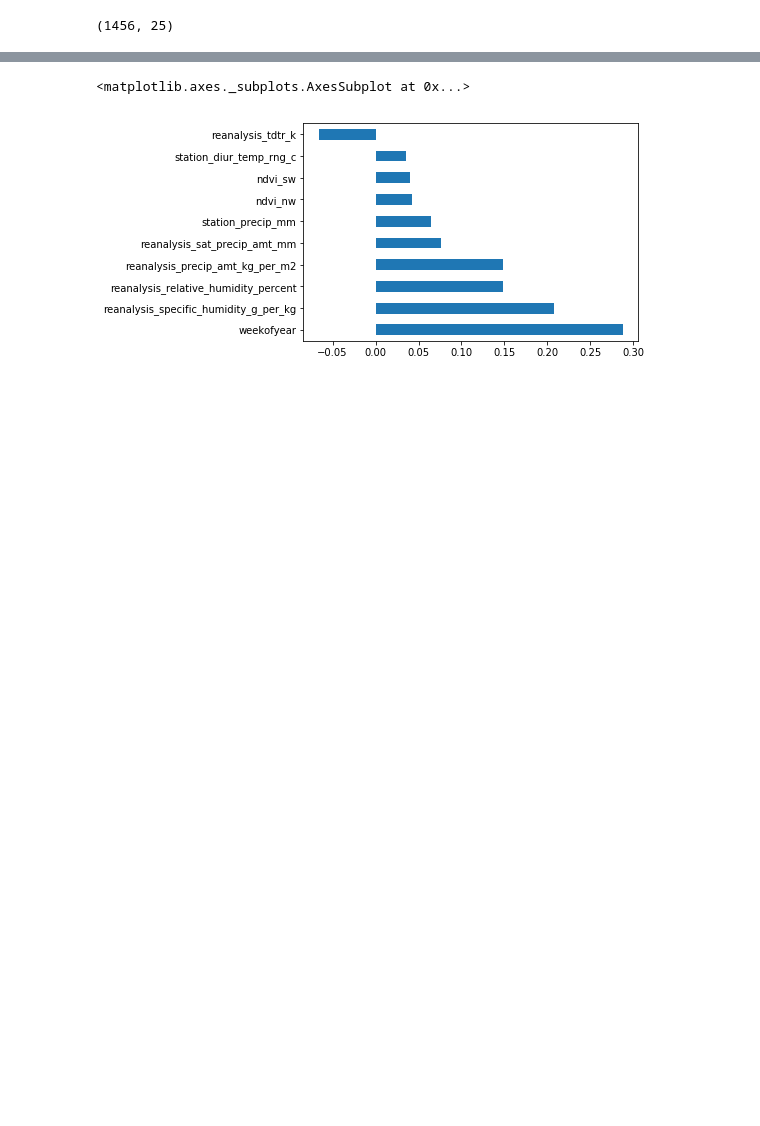
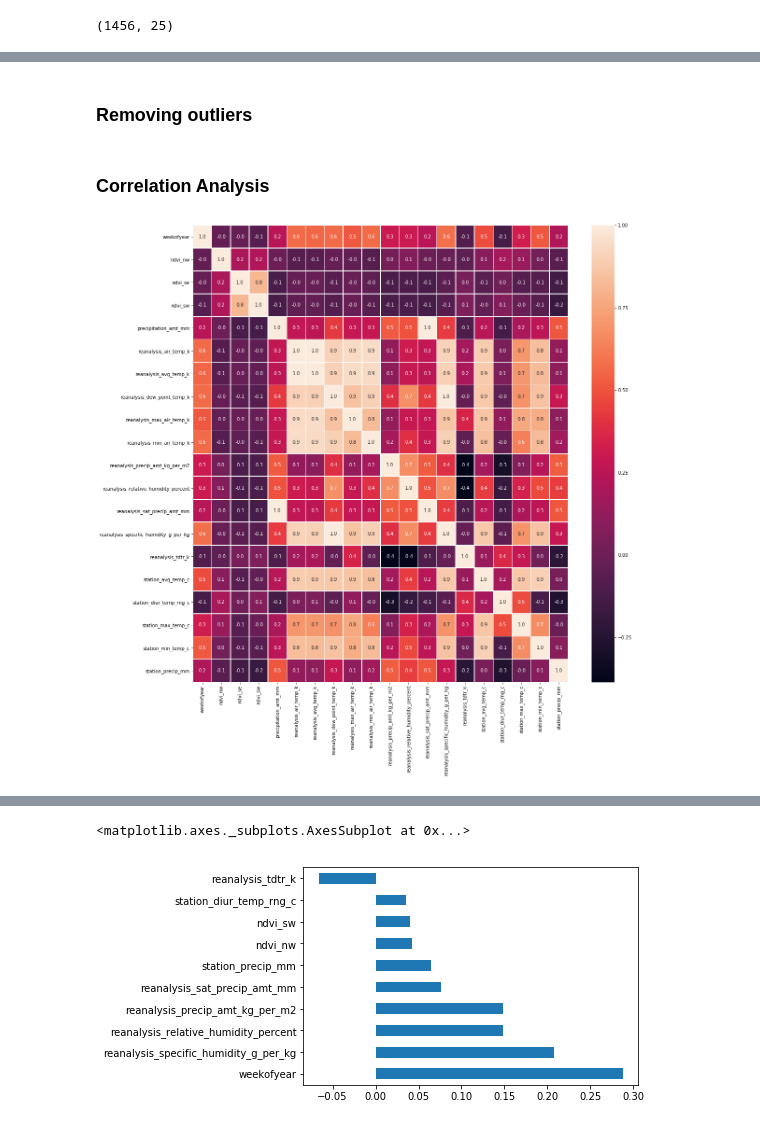
Before and after one commit to Dinuka77/DengAI, a Jupyter notebook: noNormalize_randforest.ipynb, the cells around one changed output, grey strips where cells are left out. Saved outputs shown, nothing was run; the diff lists cells and outputs as text; code cells hidden in the pictures; blank space fills up the shorter version.

```diff
--- a/noNormalize_randforest.ipynb
+++ b/noNormalize_randforest.ipynb
@@ -84,4 +93,6 @@ X_sj.interpolate(inplace=True)
 X_iq.interpolate(inplace=True)
 T_sj.interpolate(inplace=True)
 T_iq.interpolate(inplace=True)
+# %% [markdown]
+### Removing outliers
 # %%
@@ -99,4 +109,10 @@ X_iq = X_iq.drop(['total_cases'],axis=1)
 
 X_sj.drop(['year','week_start_date'], axis=1, inplace=True)
 X_iq.drop(['year','week_start_date'], axis=1, inplace=True)
+# %% [markdown]
+### Correlation Analysis
+# %%
+plotHeatMap(X_sj)
+# %% [output]
+[figure, added]
 # %%
```
Also changed, not shown: parts of 13 cells of this notebook, 17 other files.
